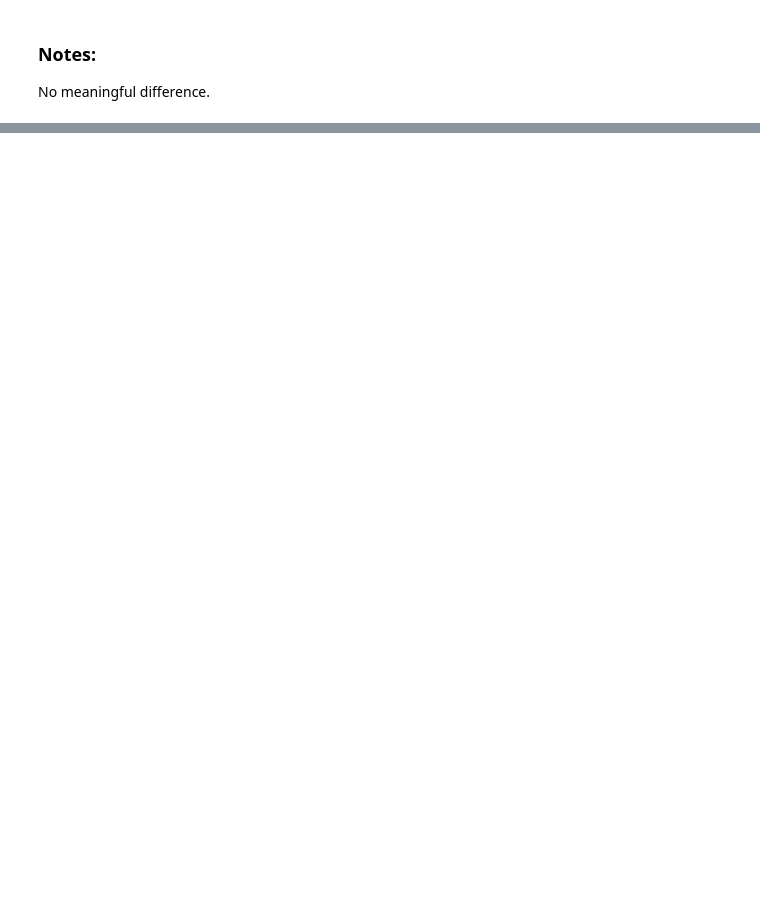
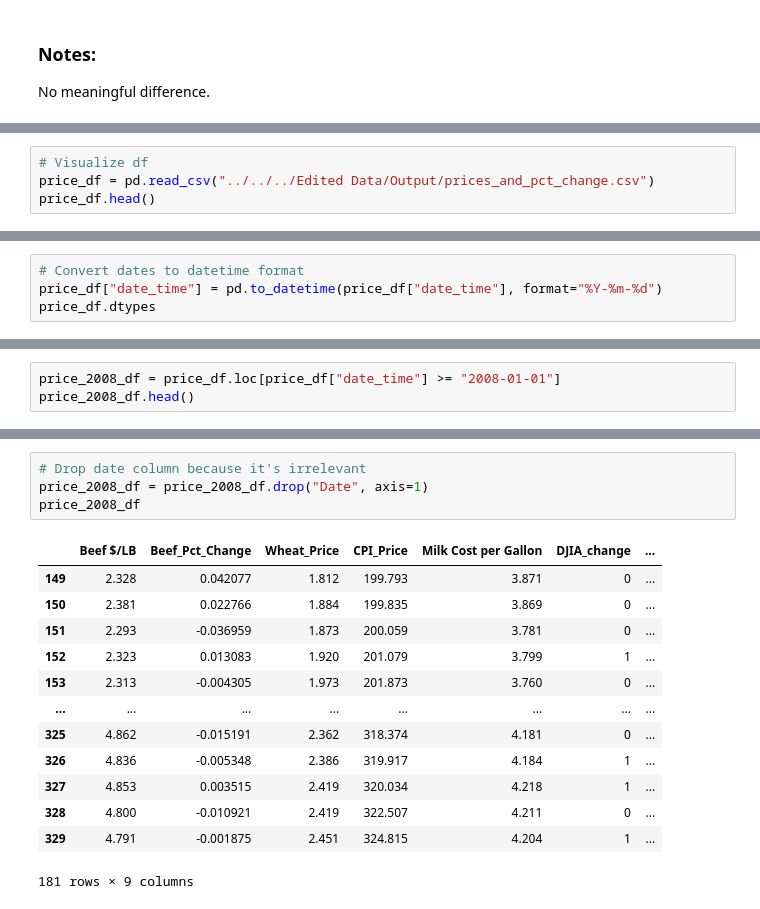
Before and after one commit to CTPim/Three_Meals, a Jupyter notebook: Analysis/ML/same_date/ML_model_1.ipynb, the cells around one changed output, grey strips where cells are left out. Saved outputs shown, nothing was run; the diff lists cells and outputs as text; blank space fills up the shorter version.

Commit message:
test on post 2008 data

```diff
--- a/Analysis/ML/same_date/ML_model_1.ipynb
+++ b/Analysis/ML/same_date/ML_model_1.ipynb
@@ -407,0 +221,4 @@ No meaningful difference.
+# %%
+# Visualize df
+price_df = pd.read_csv("../../../Edited Data/Output/prices_and_pct_change.csv")
+price_df.head()
@@ -407,0 +246,4 @@ No meaningful difference.
+# %%
+# Convert dates to datetime format
+price_df["date_time"] = pd.to_datetime(price_df["date_time"], format="%Y-%m-%d")
+price_df.dtypes
@@ -407,0 +262,3 @@ No meaningful difference.
+# %%
+price_2008_df = price_df.loc[price_df["date_time"] >= "2008-01-01"]
+price_2008_df.head()
@@ -407,0 +272,18 @@ No meaningful difference.
+# %%
+# Drop date column because it's irrelevant
+price_2008_df = price_2008_df.drop("Date", axis=1)
+price_2008_df
+# %% [output]
+|  | Beef $/LB | Beef_Pct_Change | Wheat_Price | CPI_Price | Milk Cost per Gallon | DJIA_change | ... |
+| 149 | 2.328 | 0.042077 | 1.812 | 199.793 | 3.871 | 0 | ... |
+| 150 | 2.381 | 0.022766 | 1.884 | 199.835 | 3.869 | 0 | ... |
+| 151 | 2.293 | -0.036959 | 1.873 | 200.059 | 3.781 | 0 | ... |
+| 152 | 2.323 | 0.013083 | 1.920 | 201.079 | 3.799 | 1 | ... |
+| 153 | 2.313 | -0.004305 | 1.973 | 201.873 | 3.760 | 0 | ... |
+| ... | ... | ... | ... | ... | ... | ... | ... |
+| 325 | 4.862 | -0.015191 | 2.362 | 318.374 | 4.181 | 0 | ... |
+| 326 | 4.836 | -0.005348 | 2.386 | 319.917 | 4.184 | 1 | ... |
+| 327 | 4.853 | 0.003515 | 2.419 | 320.034 | 4.218 | 1 | ... |
+| 328 | 4.800 | -0.010921 | 2.419 | 322.507 | 4.211 | 0 | ... |
+| 329 | 4.791 | -0.001875 | 2.451 | 324.815 | 4.204 | 1 | ... |
+181 rows × 9 columns
```
Also changed, not shown: parts of 39 cells of this notebook.
